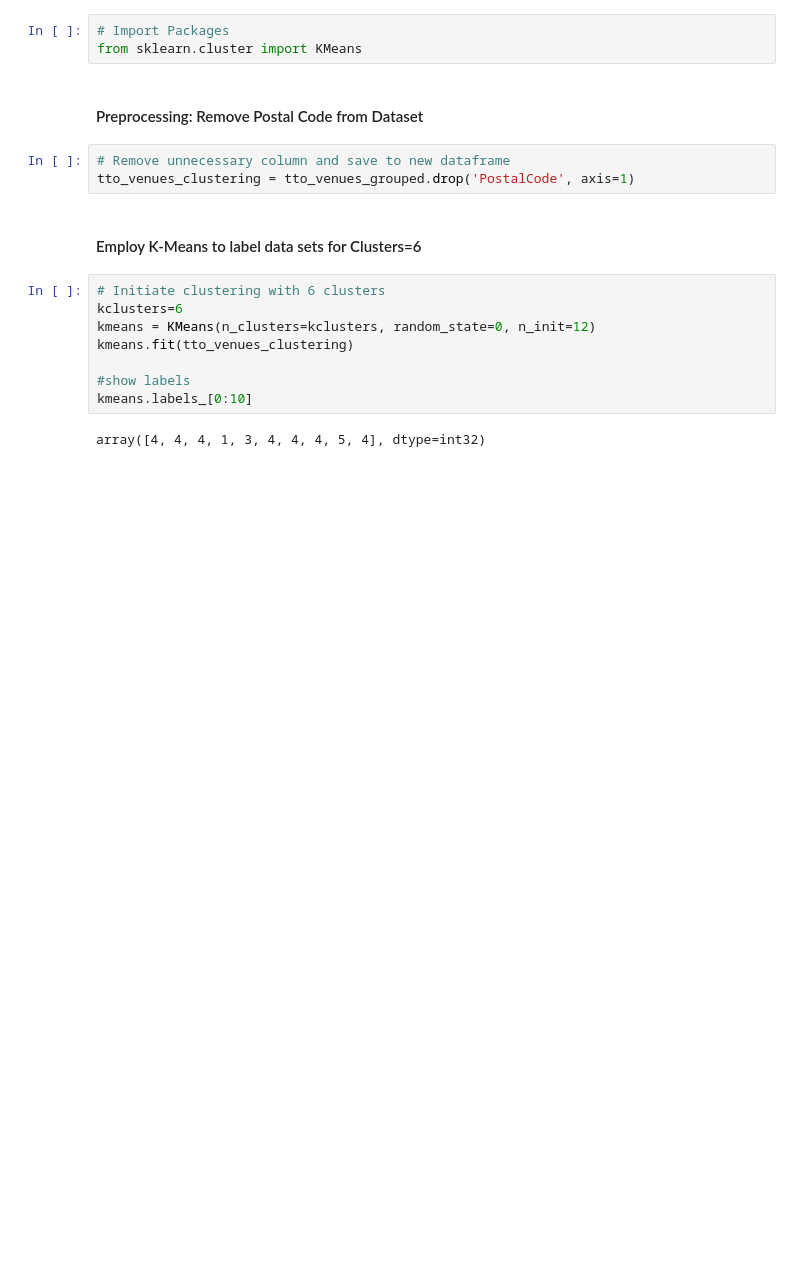
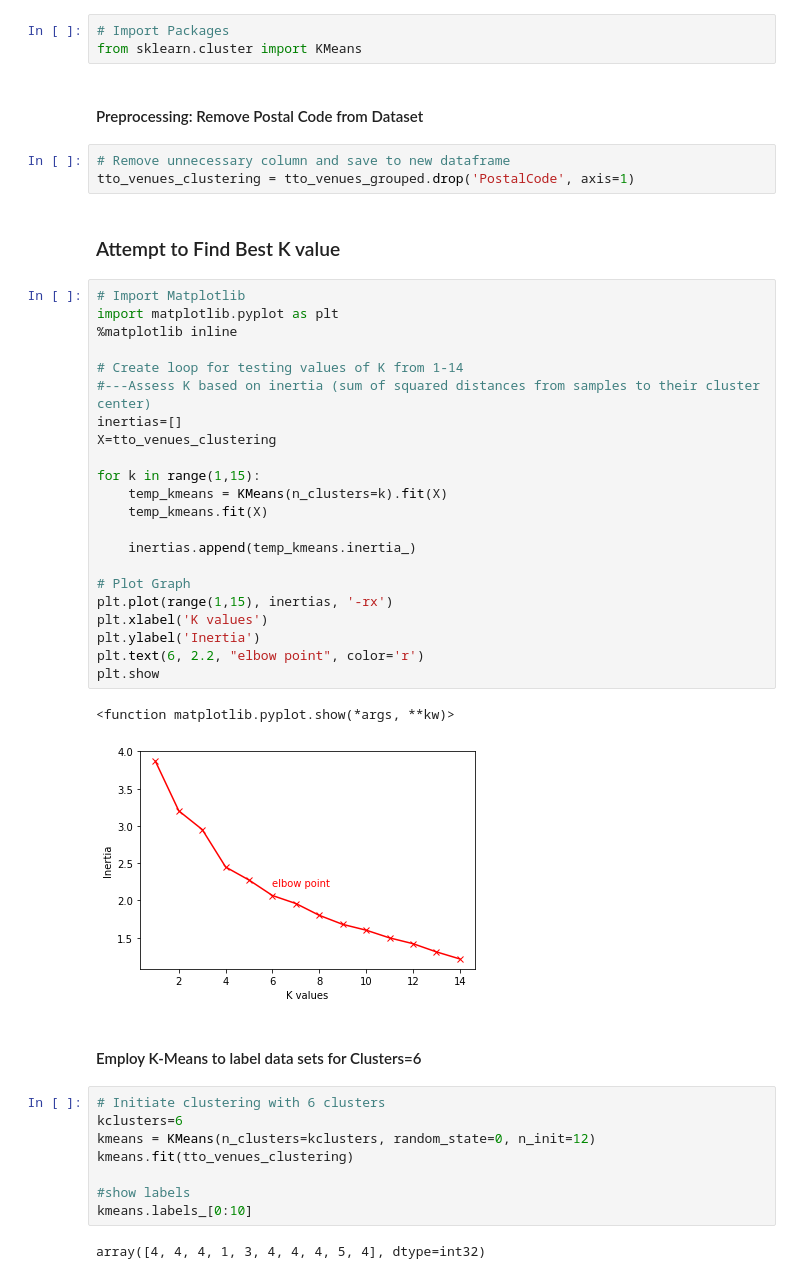
Before and after one commit to Richardhaydn/Coursera_Capstone, a Jupyter notebook: Segmenting and Clustering Toronto Assignment.ipynb, the cells around one changed output. Cells and saved outputs as stored; diff of their text form; blank space fills up the shorter version.

```diff
--- a/Segmenting and Clustering Toronto Assignment.ipynb
+++ b/Segmenting and Clustering Toronto Assignment.ipynb
@@ -417,6 +399,33 @@ from sklearn.cluster import KMeans
 # %%
 # Remove unnecessary column and save to new dataframe
 tto_venues_clustering = tto_venues_grouped.drop('PostalCode', axis=1)
+# %% [markdown]
+### Attempt to Find Best K value
+# %%
+# Import Matplotlib
+import matplotlib.pyplot as plt
+%matplotlib inline
+
+# Create loop for testing values of K from 1-14
+#---Assess K based on inertia (sum of squared distances from samples to their cluster center)
+inertias=[]
+X=tto_venues_clustering
+
+for k in range(1,15):
+    temp_kmeans = KMeans(n_clusters=k).fit(X)
+    temp_kmeans.fit(X)
+
+    inertias.append(temp_kmeans.inertia_)
+
+# Plot Graph
+plt.plot(range(1,15), inertias, '-rx')
+plt.xlabel('K values')
+plt.ylabel('Inertia')
+plt.text(6, 2.2, "elbow point", color='r')
+plt.show
+# %% [output]
+<function matplotlib.pyplot.show(*args, **kw)>
+[figure, added]
 # %% [markdown]
 #### Employ K-Means to label data sets for Clusters=6
 # %%
```
Also changed, not shown: parts of 4 cells of this notebook.
